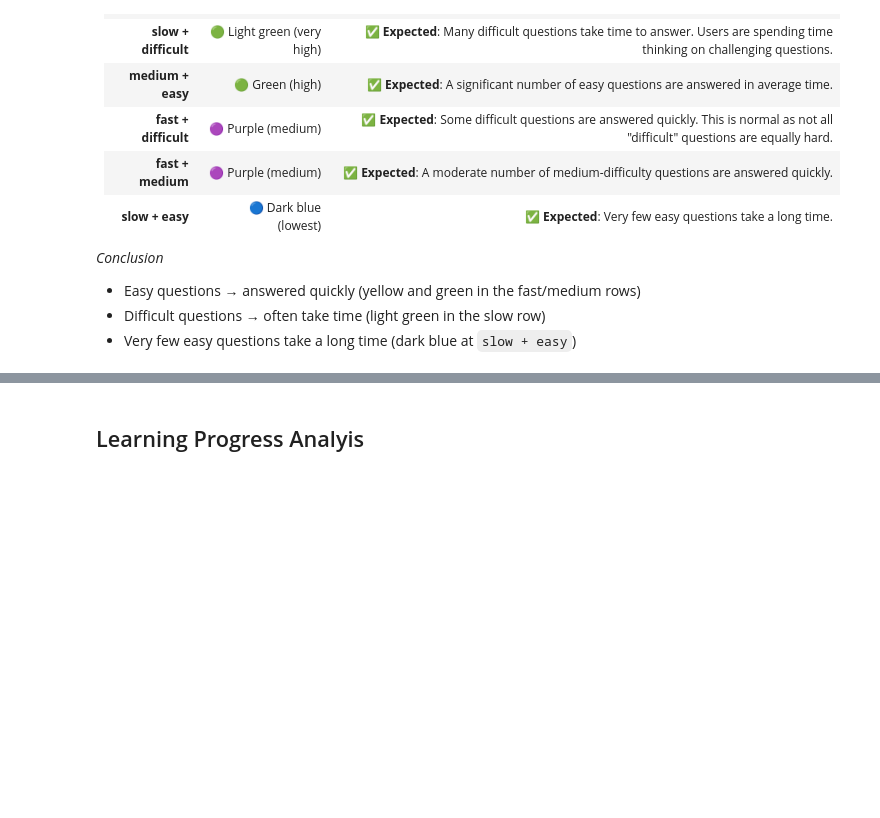
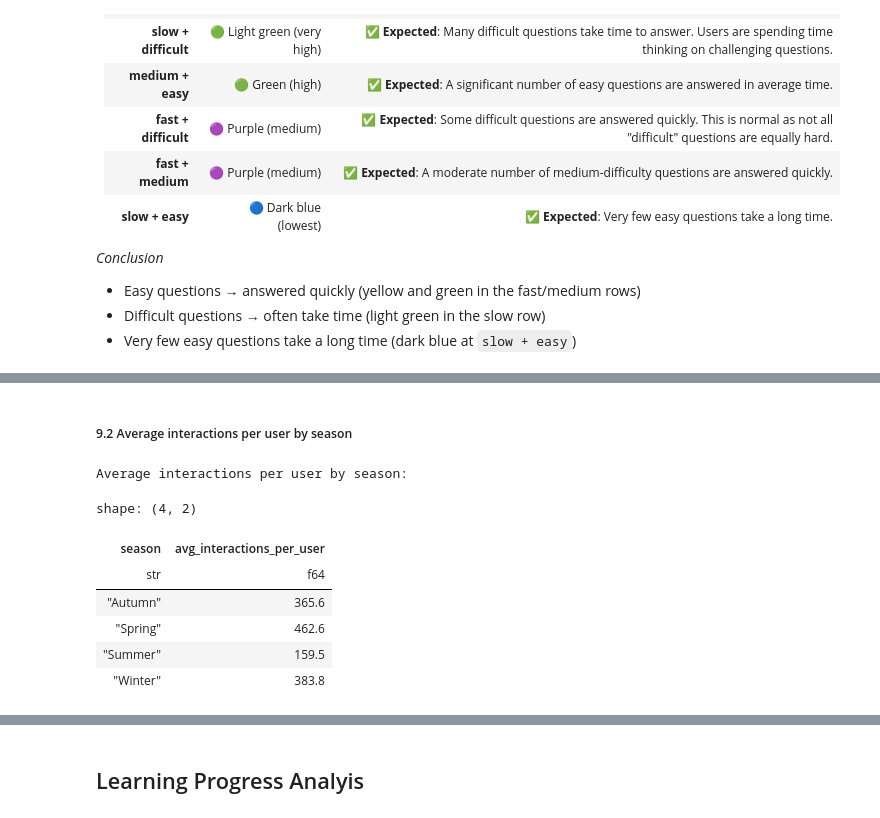
Before and after one commit to doumiSaloua/driving-license-analysis, a Jupyter notebook: Notebooks/analysis.ipynb, the cells around one changed output, grey strips where cells are left out. Drawn from its saved outputs; the diff is of its cells as text; code cells hidden in the pictures; blank space fills up the shorter version.

```diff
--- a/Notebooks/analysis.ipynb
+++ b/Notebooks/analysis.ipynb
@@ -915,0 +1090,24 @@ fig.show()
+# %% [markdown]
+##### 9.2 Average interactions per user by season
+# %%
+
+avg_activity_by_season = (
+    df_time_features
+    .group_by(["season", "userId"])
+    .agg(pl.len().alias("user_interactions"))
+    .group_by("season")
+    .agg(pl.col("user_interactions").mean().round(1).alias("avg_interactions_per_user"))
+    .sort("season")
+)
+
+print("Average interactions per user by season:")
+avg_activity_by_seasons:vmoSIJDIDDUU8QY7<Y7777S7Yqyçijoioàào_uç_ywjwh
+# %% [output]
+Average interactions per user by season:
+shape: (4, 2)
+| season | avg_interactions_per_user |
+| str | f64 |
+| "Autumn" | 365.6 |
+| "Spring" | 462.6 |
+| "Summer" | 159.5 |
+| "Winter" | 383.8 |
```
Also changed, not shown: parts of 24 cells of this notebook, 2 other files.
